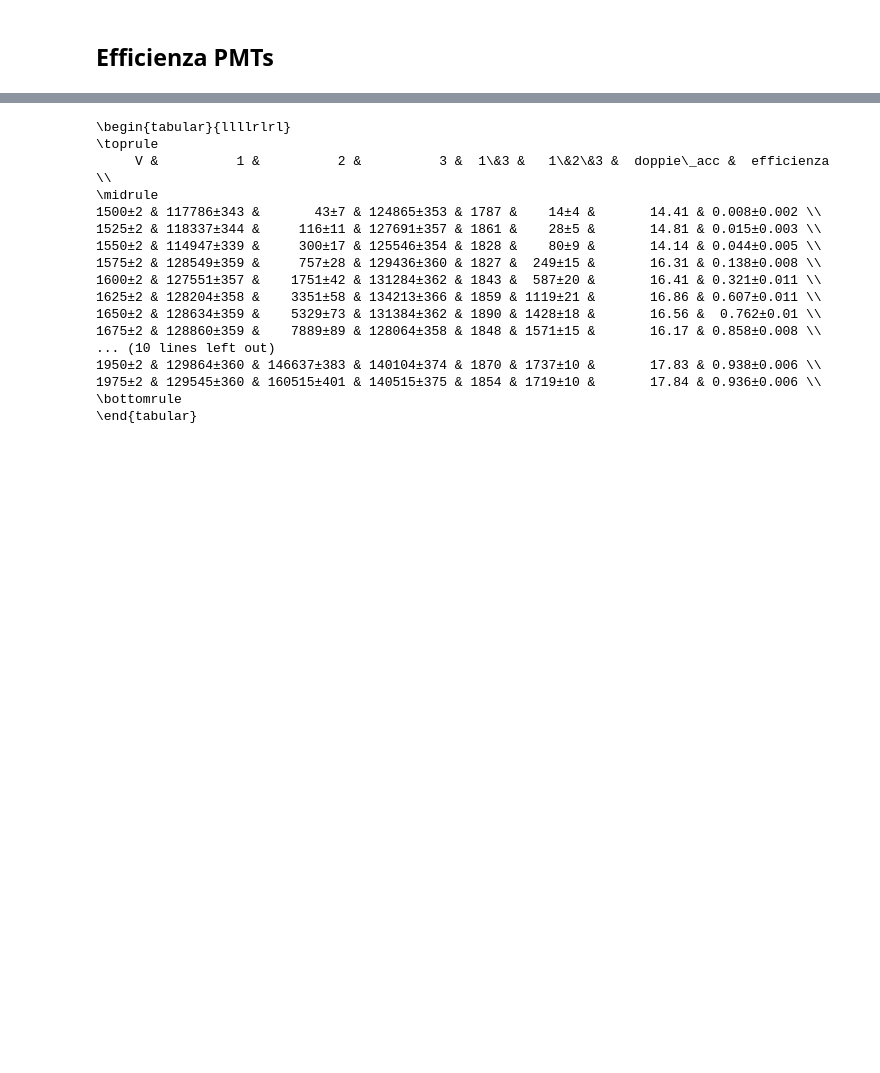
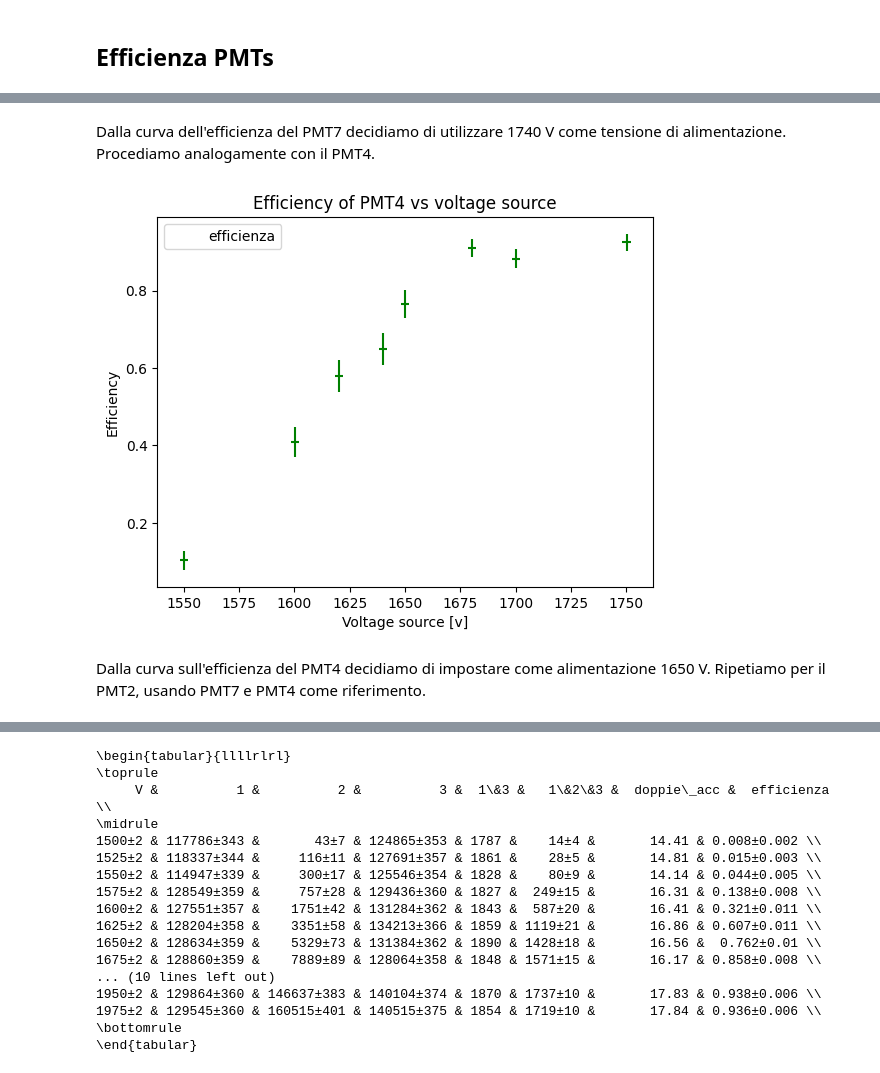
Before and after one commit to zenith378/MuLife, a Jupyter notebook: Logbook.ipynb, the cells around one changed output, grey strips where cells are left out. Cells and saved outputs as stored; diff of their text form; code cells hidden in the pictures; blank space fills up the shorter version.

```diff
--- a/Logbook.ipynb
+++ b/Logbook.ipynb
@@ -155,0 +87,19 @@ fig_4=df_eff3.plot(x='V',y='efficienza',
+# %% [markdown]
+Dalla curva dell'efficienza del PMT7 decidiamo di utilizzare 1740 V come tensione di alimentazione.
+Procediamo analogamente con il PMT4.
+# %%
+df_eff3 = pd.read_csv("./Dati/Punto_di_lavor/PMT4.txt",sep="\t")
+df_eff3['doppie_acc']=df_eff3['PMT7']*df_eff3['PMT2']*98*10**(-11)
+df_eff3['err1']=np.sqrt(df_eff3['PMT7'])
+df_eff3['err2']=np.sqrt(df_eff3['PMT4'])
+df_eff3['err3']=np.sqrt(df_eff3['PMT2'])
+df_eff3['efficienza']=df_eff3['7&4&2']/(df_eff3['7&2']-df_eff3['doppie_acc'])
+df_eff3['err_V']=(df_eff3['Alimentazione PMT4 [V]']*0.0005+1)
+df_eff3['err_eff']=np.sqrt(df_eff3['efficienza']*(1-df_eff3['efficienza'])/(df_eff3['7&2']-df_eff3['doppie_acc']))
+df_eff3['err_tri']=np.sqrt(df_eff3['efficienza']*(1-df_eff3['efficienza'])*(df_eff3['7&2']-df_eff3['doppie_acc']))
+fig_4=df_eff3.plot(x='Alimentazione PMT4 [V]',y='efficienza',
+             title='Efficiency of PMT4 vs voltage source',
+             xlabel='Voltage source [v]',ylabel='Efficiency',xerr='err_V',yerr='err_eff',style='.',color='green',linestyle='None'
+                ).get_figure()
+# %% [output]
+[figure, added]
@@ -155,0 +108,2 @@ fig_4=df_eff3.plot(x='V',y='efficienza',
+# %% [markdown]
+Dalla curva sull'efficienza del PMT4 decidiamo di impostare come alimentazione 1650 V. Ripetiamo per il PMT2, usando PMT7 e PMT4 come riferimento.
```
Also changed, not shown: parts of 41 cells of this notebook.
